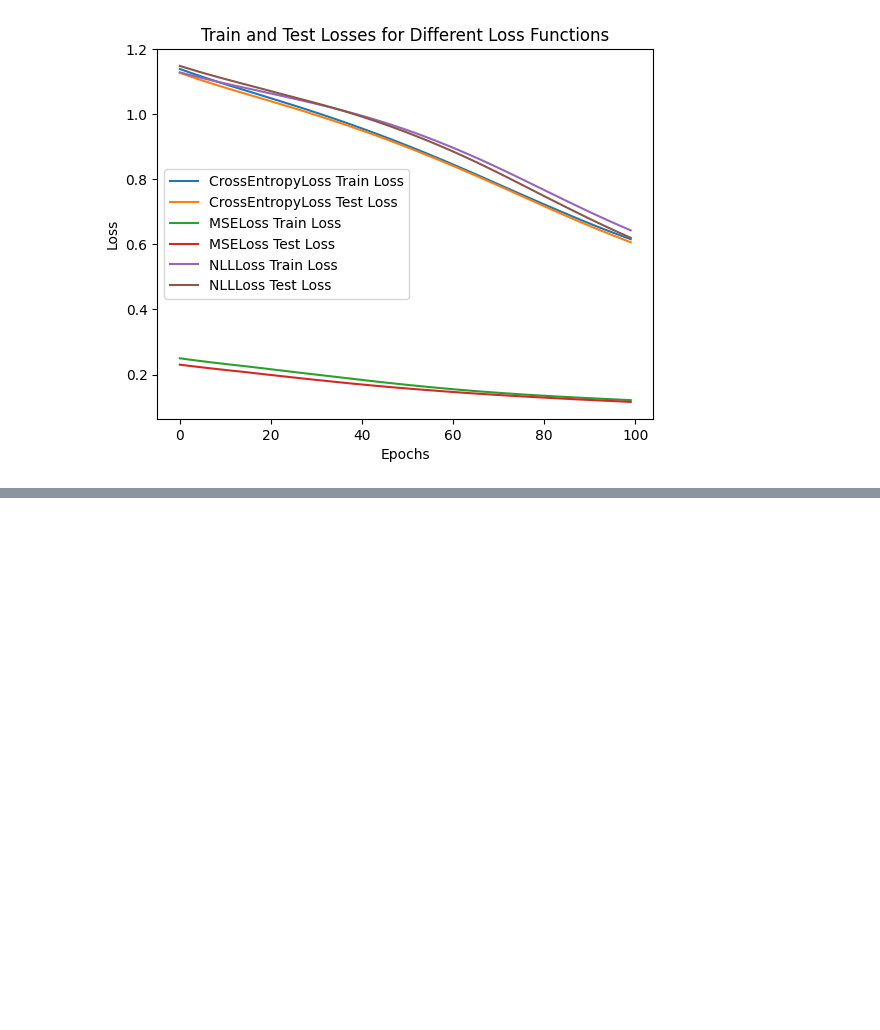
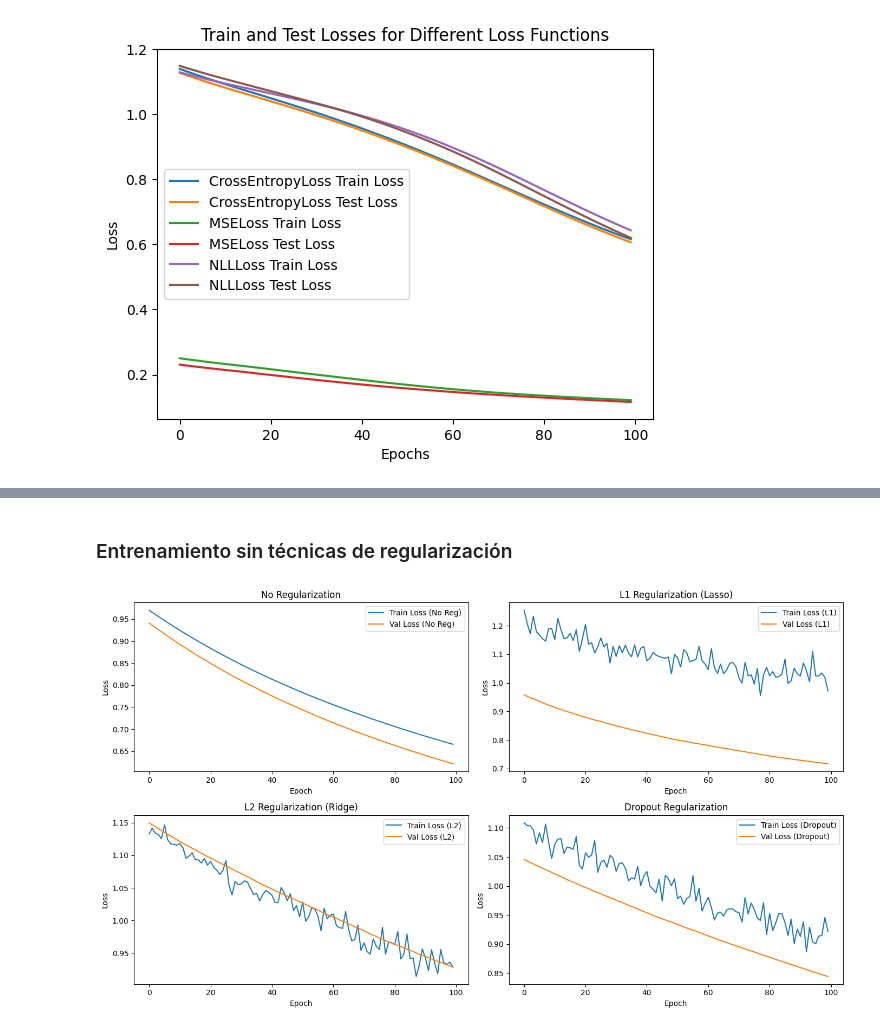
Before and after one commit to FerEsq/DL-HDT-02, a Jupyter notebook: hdt2.ipynb, the cells around one changed output, grey strips where cells are left out. Cells and saved outputs as stored; diff of their text form; code cells hidden in the pictures; blank space fills up the shorter version.

```diff
--- a/hdt2.ipynb
+++ b/hdt2.ipynb
@@ -243,0 +316,5 @@ plt.show()
+# %%
+# L1 Regularization (Lasso)
+model_l1 = SimpleNN(input_size, hidden_size, output_size, dropout_prob)
+criterion = nn.CrossEntropyLoss()
+optimizer_l1 = optim.SGD(model_l1.parameters(), lr=0.01, weight_decay=0)
@@ -243,0 +359,56 @@ plt.show()
+# %%
+# Dropout
+model_dropout = SimpleNN(input_size, hidden_size, output_size, dropout_prob)
+optimizer_dropout = optim.SGD(model_dropout.parameters(), lr=0.01, weight_decay=0)
+
+# Entrenar el modelo con Dropout
+train_losses_dropout, val_losses_dropout = train_model(model_dropout, criterion, optimizer_dropout, X_train, y_train, X_val, y_val, epochs=epochs)
+# %% [markdown]
+### Entrenamiento sin técnicas de regularización
+# %%
+# Sin regularización
+model_no_reg = SimpleNN(input_size, hidden_size, output_size, dropout_prob=0)
+optimizer_no_reg = optim.SGD(model_no_reg.parameters(), lr=0.01, weight_decay=0)
+
+# Entrenar el modelo sin regularización
+train_losses_no_reg, val_losses_no_reg = train_model(model_no_reg, criterion, optimizer_no_reg, X_train, y_train, X_val, y_val, epochs=epochs)
+# %%
+# Graficar las pérdidas de entrenamiento y validación
+plt.figure(figsize=(14, 8))
+
+plt.subplot(2, 2, 1)
+plt.plot(train_losses_no_reg, label='Train Loss (No Reg)')
+plt.plot(val_losses_no_reg, label='Val Loss (No Reg)')
+plt.title('No Regularization')
+plt.xlabel('Epoch')
+plt.ylabel('Loss')
+plt.legend()
+
+plt.subplot(2, 2, 2)
+plt.plot(train_losses_l1, label='Train Loss (L1)')
+plt.plot(val_losses_l1, label='Val Loss (L1)')
+plt.title('L1 Regularization (Lasso)')
+plt.xlabel('Epoch')
+plt.ylabel('Loss')
+plt.legend()
+
+plt.subplot(2, 2, 3)
+plt.plot(train_losses_l2, label='Train Loss (L2)')
+plt.plot(val_losses_l2, label='Val Loss (L2)')
+plt.title('L2 Regularization (Ridge)')
+plt.xlabel('Epoch')
+plt.ylabel('Loss')
+plt.legend()
+
+plt.subplot(2, 2, 4)
+plt.plot(train_losses_dropout, label='Train Loss (Dropout)')
+plt.plot(val_losses_dropout, label='Val Loss (Dropout)')
+plt.title('Dropout Regularization')
+plt.xlabel('Epoch')
+plt.ylabel('Loss')
+plt.legend()
+
+plt.tight_layout()
+plt.show()
+# %% [output]
+[figure, added]
```
Also changed, not shown: parts of 11 cells of this notebook.
